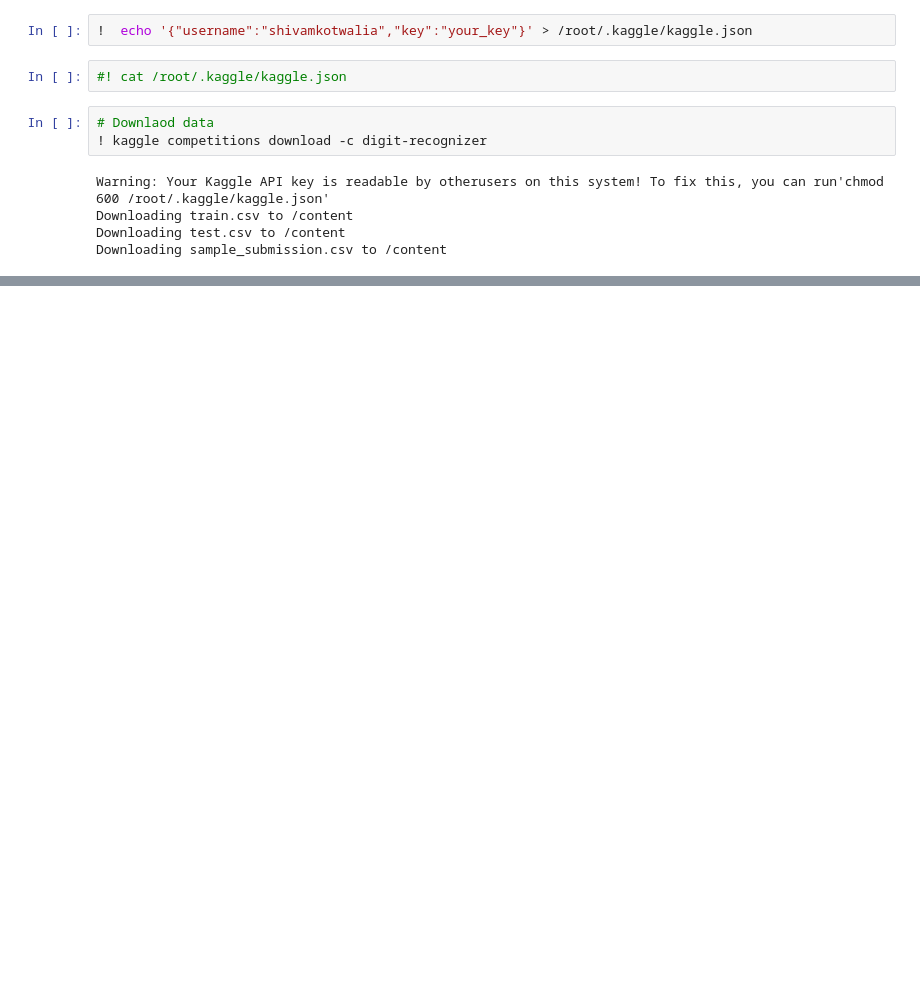
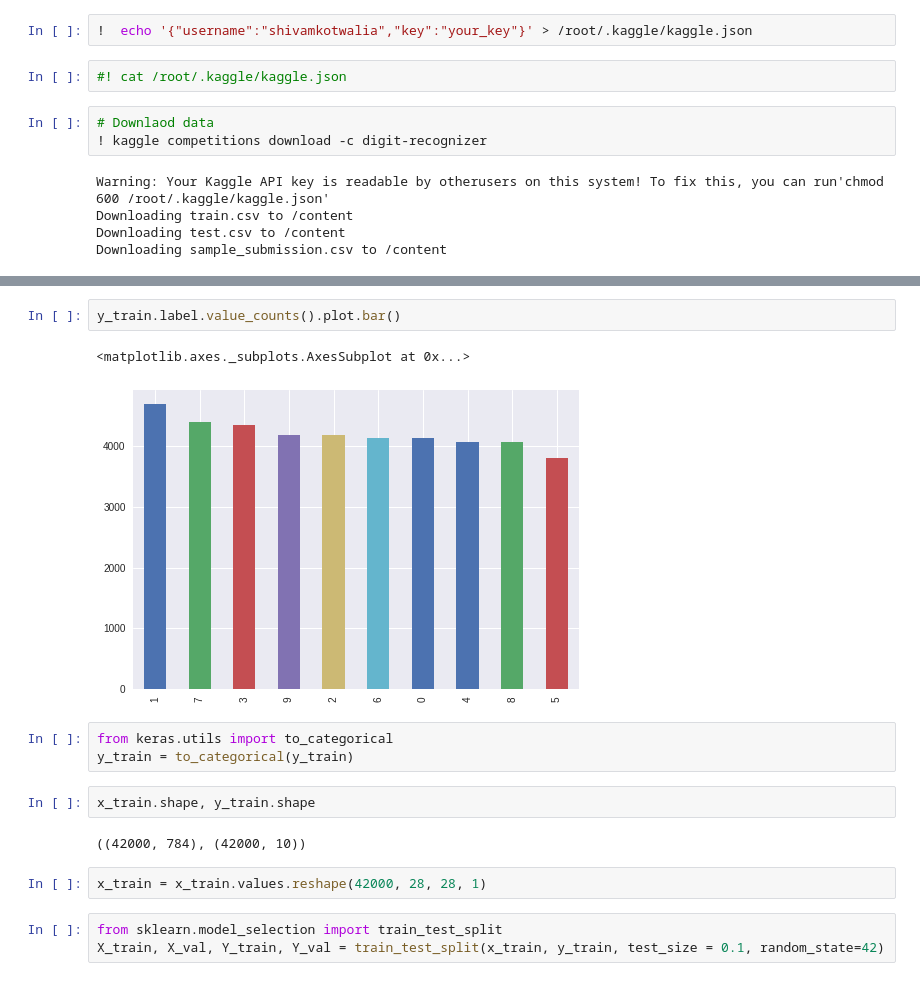
Before and after one commit to shivam-kotwalia/data-science-project, a Jupyter notebook: Visualize_CNN_with_keras.ipynb, the cells around one changed output, grey strips where cells are left out. Saved outputs shown, nothing was run; the diff lists cells and outputs as text; blank space fills up the shorter version.

```diff
--- a/Visualize_CNN_with_keras.ipynb
+++ b/Visualize_CNN_with_keras.ipynb
@@ -42,0 +85,17 @@ Downloading sample_submission.csv to /content
+# %%
+y_train.label.value_counts().plot.bar()
+# %% [output]
+<matplotlib.axes._subplots.AxesSubplot at 0x...>
+[figure, added]
+# %%
+from keras.utils import to_categorical
+y_train = to_categorical(y_train)
+# %%
+x_train.shape, y_train.shape
+# %% [output]
+((42000, 784), (42000, 10))
+# %%
+x_train = x_train.values.reshape(42000, 28, 28, 1)
+# %%
+from sklearn.model_selection import train_test_split
+X_train, X_val, Y_train, Y_val = train_test_split(x_train, y_train, test_size = 0.1, random_state=42)
```
Also changed, not shown: parts of 13 cells of this notebook.
